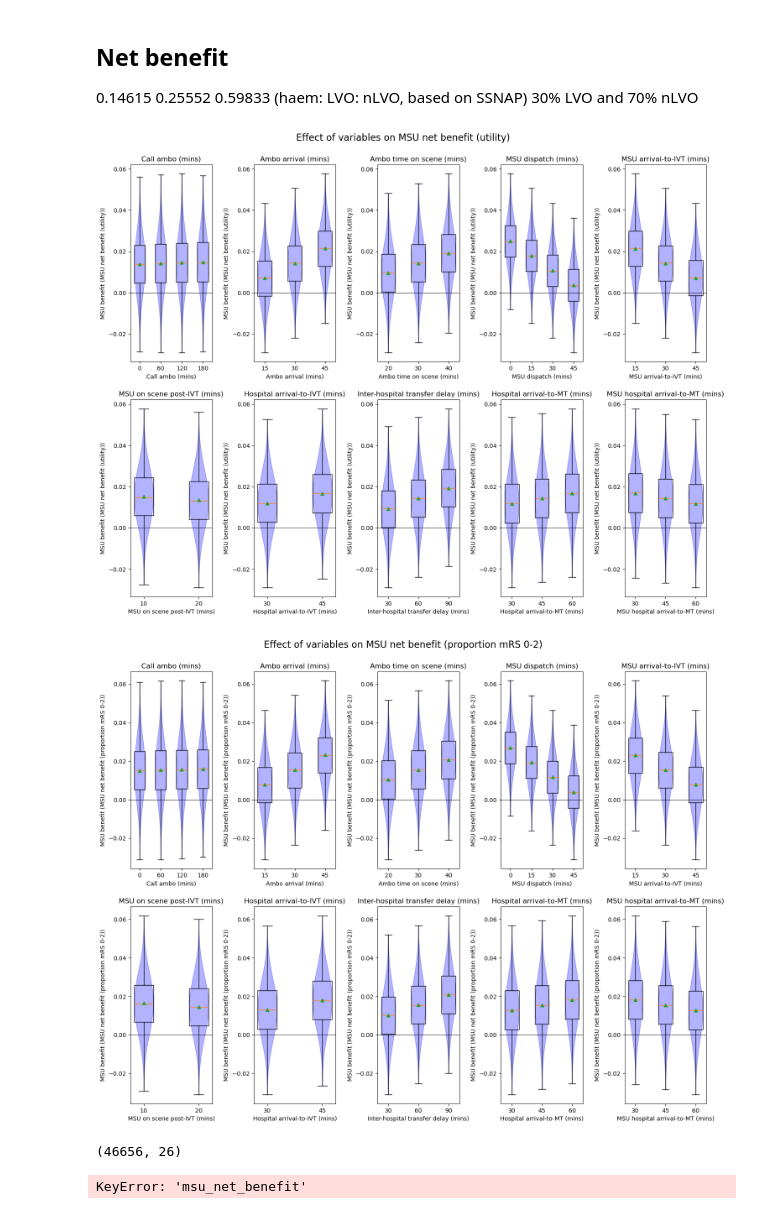
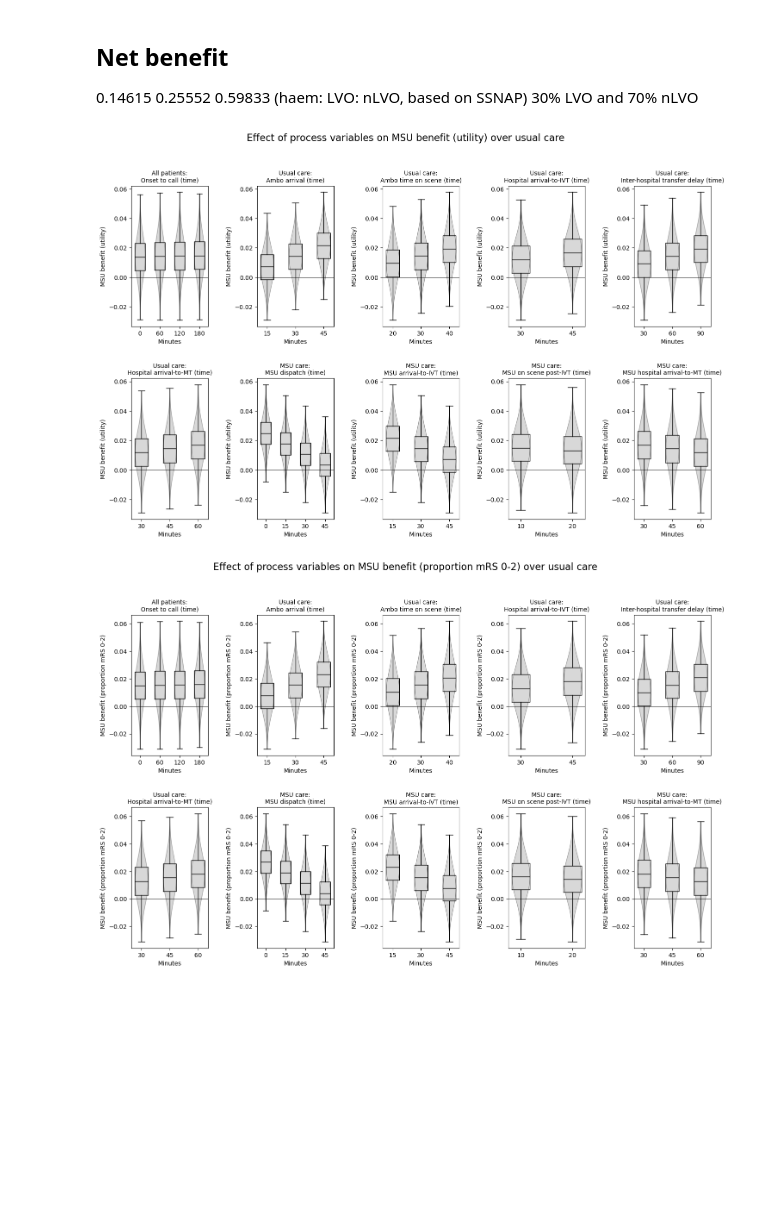
Before and after one commit to stroke-modelling/muster2, a Jupyter notebook: scenario_analysis/scenario_1_analysis.ipynb, the cells around one changed output. Saved outputs shown, nothing was run; the diff lists cells and outputs as text; code cells hidden in the pictures; blank space fills up the shorter version.

```diff
--- a/scenario_analysis/scenario_1_analysis.ipynb
+++ b/scenario_analysis/scenario_1_analysis.ipynb
@@ -324,27 +324,27 @@ data['msu_benefit'] = data['msu_utility_shift'] - data['drip_ship_utility_shift'
 variables = ['process_time_call_ambulance',
  'process_time_ambulance_response',
  'process_ambulance_on_scene_duration',
+ 'process_time_arrival_to_needle',
+ 'transfer_time_delay',
+ 'process_time_arrival_to_puncture',
  'process_msu_dispatch',
  'process_msu_thrombolysis',
  'process_msu_on_scene_post_thrombolysis',
- 'process_time_arrival_to_needle',
- 'transfer_time_delay',
- 'process_time_arrival_to_puncture',
  'process_time_msu_arrival_to_puncture',
 ]
 
 
 rename_var_dict = {
-'process_time_call_ambulance':'Call ambo (mins)',
-'process_time_ambulance_response':'Ambo arrival (mins)',
-'process_ambulance_on_scene_duration':'Ambo time on scene (mins)',
-'process_msu_dispatch':'MSU dispatch (mins)',
-'process_msu_thrombolysis':'MSU arrival-to-IVT (mins)',
-'process_msu_on_scene_post_thrombolysis':'MSU on scene post-IVT (mins)',
-'process_time_arrival_to_needle':'Hospital arrival-to-IVT (mins)',
-'transfer_time_delay':'Inter-hospital transfer delay (mins)',
-'process_time_arrival_to_puncture':'Hospital arrival-to-MT (mins)',
-'process_time_msu_arrival_to_puncture':'MSU hospital arrival-to-MT (mins)',
+'process_time_call_ambulance':'All patients:\nOnset to call (time)',
+'process_time_ambulance_response':'Usual care:\nAmbo arrival (time)',
+'process_ambulance_on_scene_duration':'Usual care:\nAmbo time on scene (time)',
+'process_msu_dispatch':'MSU care:\nMSU dispatch (time)',
+'process_msu_thrombolysis':'MSU care:\nMSU arrival-to-IVT (time)',
+'process_msu_on_scene_post_thrombolysis':'MSU care:\nMSU on scene post-IVT (time)',
+'process_time_arrival_to_needle':'Usual care:\nHospital arrival-to-IVT (time)',
+'transfer_time_delay':'Usual care:\nInter-hospital transfer delay (time)',
+'process_time_arrival_to_puncture':'Usual care:\nHospital arrival-to-MT (time)',
+'process_time_msu_arrival_to_puncture':'MSU care:\nMSU hospital arrival-to-MT (time)',
 }
 
 results_cols = [
@@ -360,52 +360,49 @@ rename_result_dict = {
     'nlvo_msu_ivt_mrs_0-2_benefit': 'nlvo ivt mrs 0-2',
     'lvo_msu_ivt_mrs_0-2_benefit': 'lvo ivt mrs 0-2',
     'lvo_msu_ivt_mt_mrs_0-2_benefit': 'lvo ivt/mt mrs 0-2',
-    'msu_net_utility_benefit': 'MSU net benefit (utility)',
-    'msu_net_mrs_0-2_benefit': 'MSU net benefit (proportion mRS 0-2)',
+    'msu_net_utility_benefit': 'MSU benefit (utility)',
+    'msu_net_mrs_0-2_benefit': 'MSU benefit (proportion mRS 0-2)',
 }
 
 # For each result column, draw a violin of the effect of each variable
 
 
 
 
 for i,result in enumerate(results_cols):
-    fig = plt.figure(figsize=(15, 12))
+    fig = plt.figure(figsize=(15, 10))
     y = results[result]
     for i, var in enumerate(variables):
         ax = fig.add_subplot(2,5,i+1)
         x = results[var]
         # Get unique values of X and plot a violin plot of y for each value
         unique_x = np.unique(x)
         for u in unique_x:
             y_for_x = y[x == u]
             # calculate widths to fit x axis
             widths = 0.7 * (max(unique_x) - min(unique_x)) / len(unique_x)
             #ax.violinplot(y_for_x, positions=[u], showextrema=False, showmeans=True, widths=widths, points=45)
             # Color
             parts = ax.violinplot(y_for_x, positions=[u], showextrema=False, showmeans=False, widths=widths, points=45)
             for pc in parts['bodies']:
-                pc.set_facecolor('blue')
-                pc.set_edgecolor('blue')
-            ax.boxplot(y_for_x, positions=[u], showmeans=True, widths=widths, whis=100)
+                pc.set_facecolor('0.5')
+                pc.set_edgecolor('k')
+            ax.boxplot(y_for_x, positions=[u], showmeans=False, widths=widths, whis=100)
+            # Set median line color to black
+            for line in ax.lines:
+                line.set_color('black')
+
+
             # Add line at y=0
             ax.axhline(0, color='black', lw=0.5)
-        ax.set_title(rename_var_dict[var])
-        ax.set_xlabel(rename_var_dict[var])
-        ax.set_ylabel(f'MSU benefit ({rename_result_dict[result]})')
-    fig.suptitle(f'Effect of variables on {rename_result_dict[result]}', fontsize=16)
-    fig.tight_layout(pad=2)
+        ax.set_title(rename_var_dict[var], fontsize=10)
+        ax.set_xlabel('Minutes')
+        ax.set_ylabel(f'{rename_result_dict[result]}')
+    fig.suptitle(f'Effect of process variables on {rename_result_dict[result]} over usual care', fontsize=16)
+    fig.tight_layout(pad=3)
+    plt.savefig(f'{result}.png', dpi=300, bbox_inches='tight')
     plt.show()
     print()
 # %% [output]
-[figure, old version]
+[figure, new version]
-[figure, old version]
+[figure, new version]
-# %%
-results.shape
-# %% [output]
-(46656, 26)
-# %%
-mask = results['msu_net_benefit'] < 0
-mask.mean()
-# %% [output]
-KeyError: 'msu_net_benefit'
```
Also changed, not shown: parts of 1 cell of this notebook, 7 other files.
